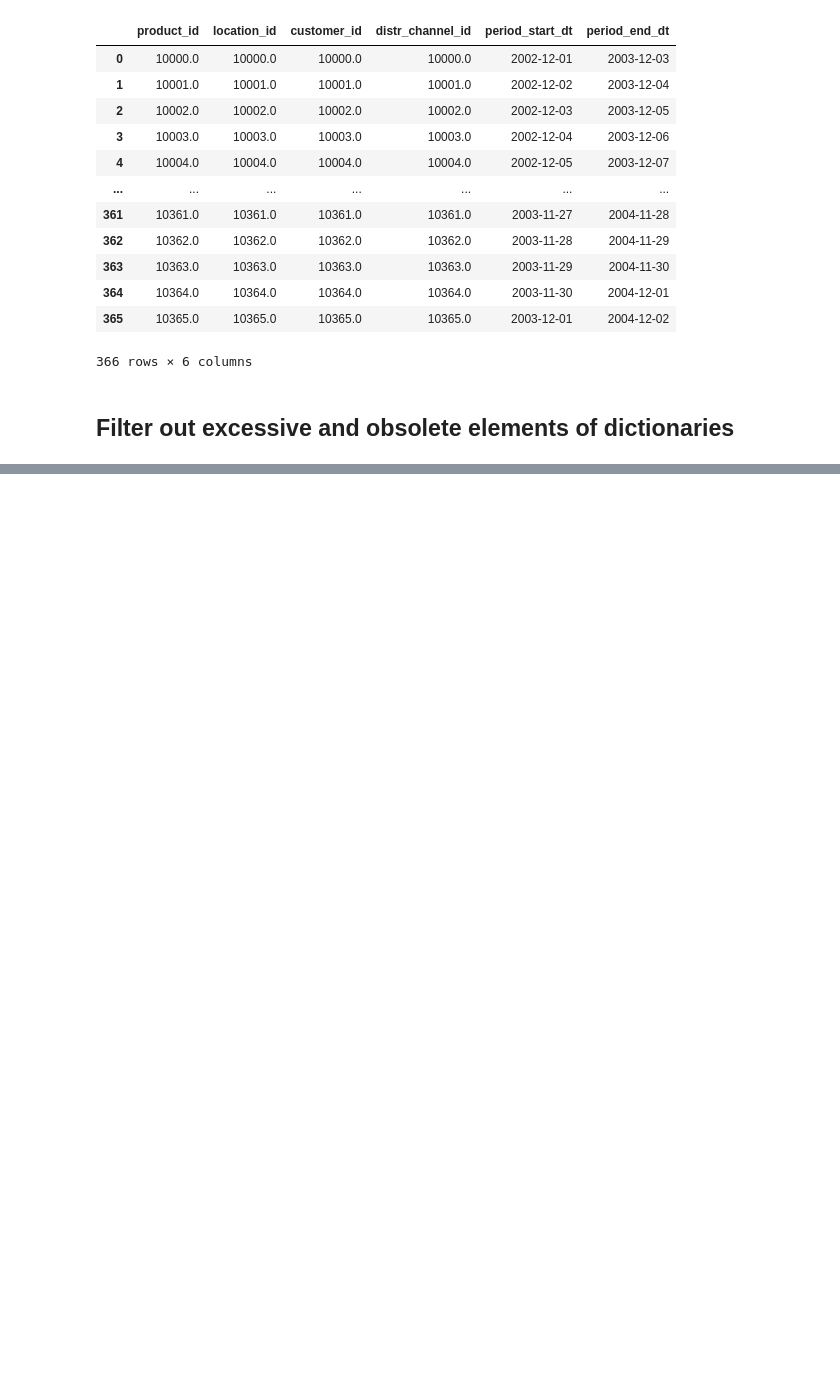
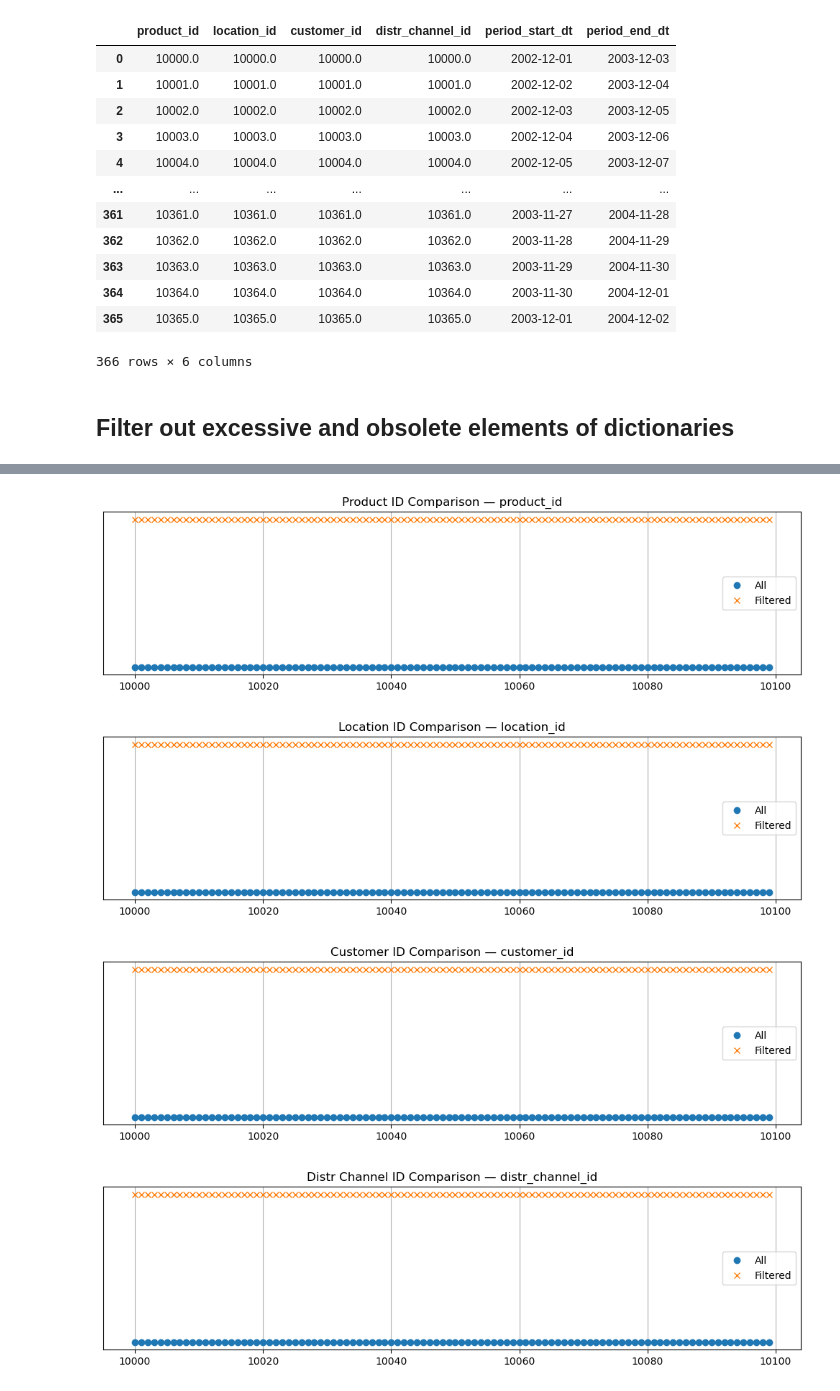
Before and after one commit to aromanenko/DFP, a Jupyter notebook: notebooks/forecast_flag.ipynb, the cells around one changed output, grey strips where cells are left out. Drawn from its saved outputs; the diff is of its cells as text; code cells hidden in the pictures; blank space fills up the shorter version.

```diff
--- a/notebooks/forecast_flag.ipynb
+++ b/notebooks/forecast_flag.ipynb
@@ -491,3 +516,5 @@ Forecast_Flag
 366 rows × 6 columns
 # %% [markdown]
 ## Filter out excessive and obsolete elements of dictionaries
+# %%
+PRODUCT_FILTERED, LOCATION_FILTERED, CUSTOMER_FILTERED, DISTR_CHANNEL_FILTERED = filter_dictionaries(Forecast_Flag, mpInProduct, mpInLocation, mpInCustomer, mpInDistrChannel)
@@ -493,0 +631,21 @@ Forecast_Flag
+# %%
+def plot_id_comparison(full_df, filtered_df, id_col, title):
+    plt.figure(figsize=(10, 3))
+    plt.plot(full_df[id_col], [1] * len(full_df), 'o', label='All')
+    plt.plot(filtered_df[id_col], [1.1] * len(filtered_df), 'x', label='Filtered')
+    plt.title(f'{title} — {id_col}')
+    plt.yticks([])
+    plt.legend()
+    plt.grid(True)
+    plt.tight_layout()
+    plt.show()
+# %%
+plot_id_comparison(mpInProduct, PRODUCT_FILTERED, 'product_id', 'Product ID Comparison')
+plot_id_comparison(mpInLocation, LOCATION_FILTERED, 'location_id', 'Location ID Comparison')
+plot_id_comparison(mpInCustomer, CUSTOMER_FILTERED, 'customer_id', 'Customer ID Comparison')
+plot_id_comparison(mpInDistrChannel, DISTR_CHANNEL_FILTERED, 'distr_channel_id', 'Distr Channel ID Comparison')
+# %% [output]
+[figure, added]
+[figure, added]
+[figure, added]
+[figure, added]
```
Also changed, not shown: parts of 29 cells of this notebook.
